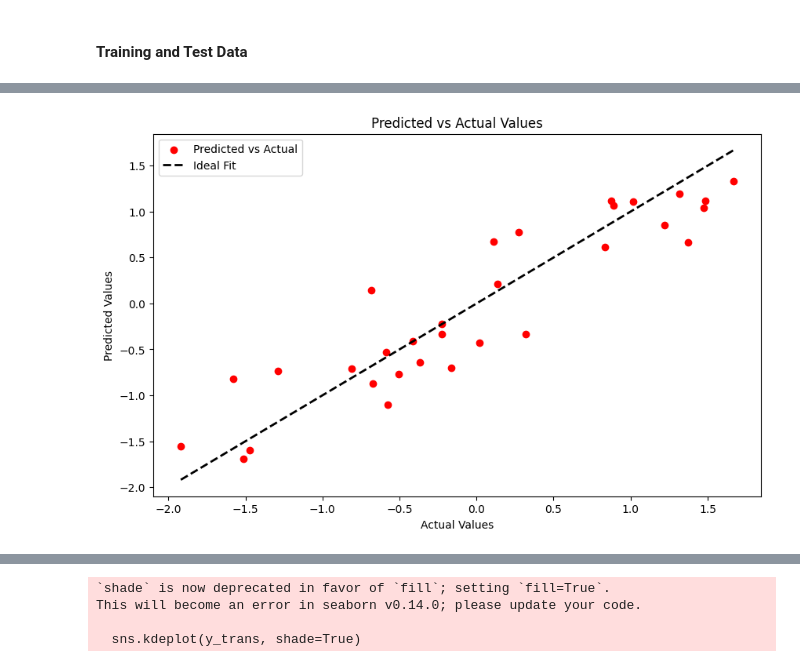
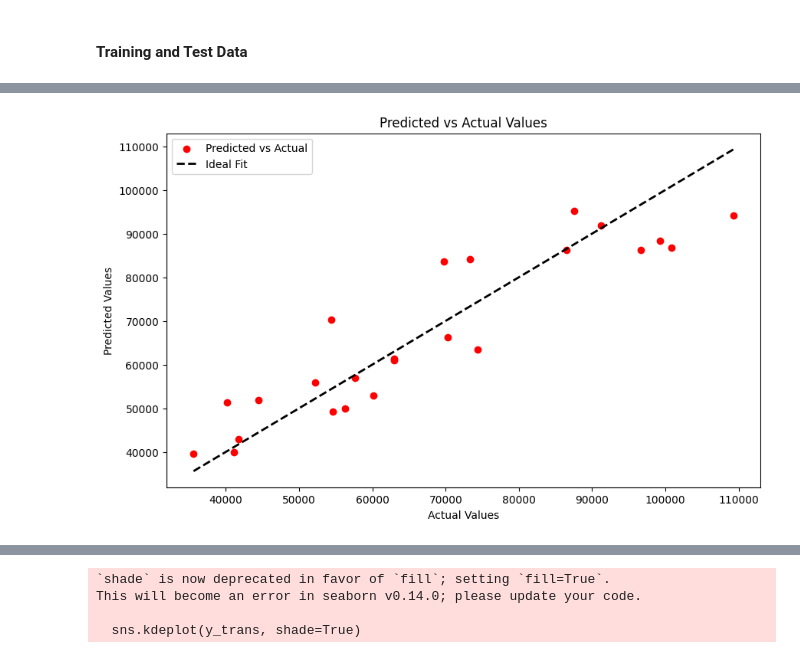
Before and after one commit to SpaceMercury/LauzHawkathon, a Jupyter notebook: notebooks/Model_exploration_nastia.ipynb, the cells around one changed output, grey strips where cells are left out. Saved outputs shown, nothing was run; the diff lists cells and outputs as text; code cells hidden in the pictures.

```diff
--- a/notebooks/Model_exploration_nastia.ipynb
+++ b/notebooks/Model_exploration_nastia.ipynb
@@ -14,3 +62,3 @@ df = pd.read_csv("../files/BRISTOR_Zegoland_all_%.csv")
 # %%
-X=df.iloc[:,9:]
+X=df.iloc[:,9:14]
 y=df.iloc[:,5:6]
@@ -43,6 +112,21 @@ y_test shape: (7, 1)
 # %%
 pipeline = Pipeline([
     ('scaler', StandardScaler()),  # Step 1: Standardize the features
-    ('regressor', LinearRegression()),
-    ('')
+    ('spline', SplineTransformer(degree=3, n_knots=2)),
+    ('ridge', Ridge(alpha=0.1))  # Step 2: Fit a linear regression model
 ])
+# %%
+# Define the parameter grid
+param_grid = {
+    'spline__degree': [2, 3, 4],
+    'spline__n_knots': [2, 3, 4],
+    'ridge__alpha': [0.01, 0.1, 1, 10]
+}
+
+# Run grid search
+grid_search = GridSearchCV(pipeline, param_grid, cv=5, scoring='neg_mean_squared_error')
+grid_search.fit(X_train, y_train)
+
+# Get the best parameters and best score
+best_params = grid_search.best_params_
+best_score = -grid_search.best_score_
@@ -56,12 +144,17 @@ pred_values= pipeline.predict(X)
+# %%
+pred_values_train= pipeline.predict(X_train)
+
+y_train= pow.inverse_transform(y_train)
+pred_train = pow.inverse_transform(pred_values_train)
 # %%
 # Create a scatter plot
 plt.figure(figsize=(10, 6))
-plt.scatter(y, pred_values, color='red', label='Predicted vs Actual')
-plt.plot([y.min(), y.max()], [y.min(), y.max()], 'k--', lw=2, label='Ideal Fit')
+plt.scatter(y_train, pred_train, color='red', label='Predicted vs Actual')
+plt.plot([y_train.min(), y_train.max()], [y_train.min(), y_train.max()], 'k--', lw=2, label='Ideal Fit')
 plt.xlabel('Actual Values')
 plt.ylabel('Predicted Values')
 plt.title('Predicted vs Actual Values')
 plt.legend()
 plt.show()
 # %% [output]
-[figure, old version]
+[figure, new version]
```
Also changed, not shown: parts of 40 cells of this notebook, 2 other files.
